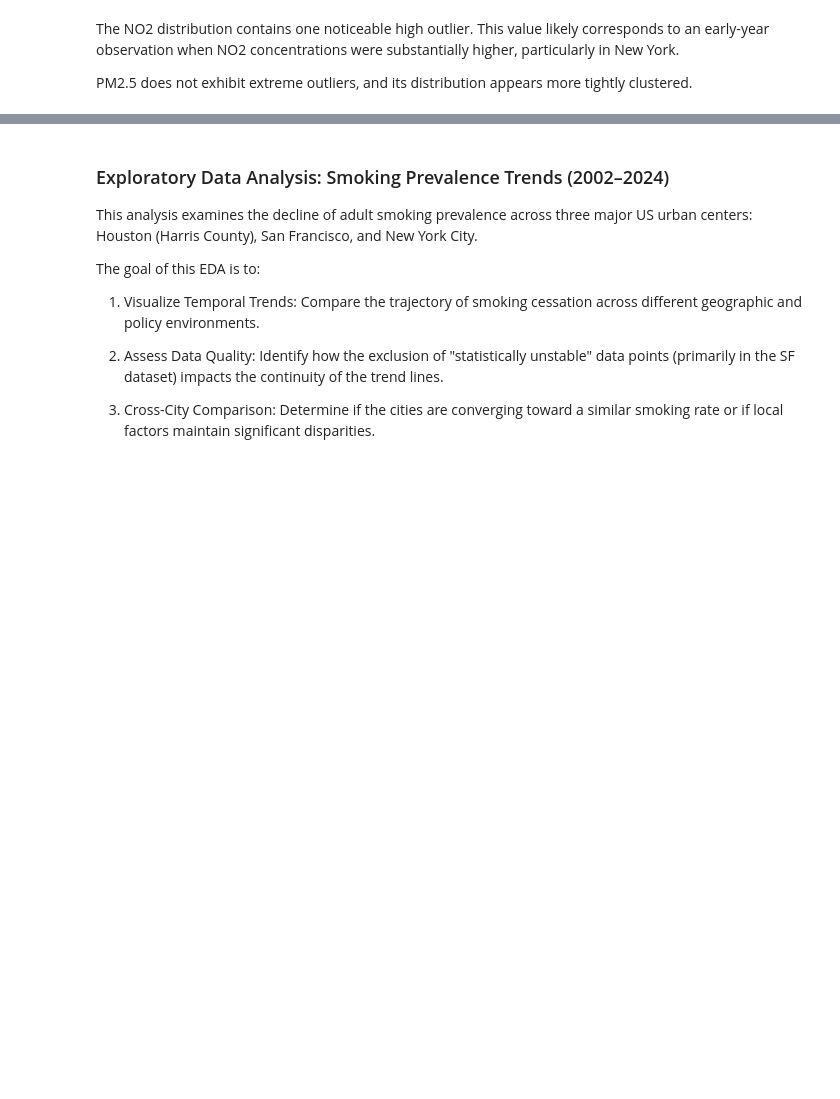
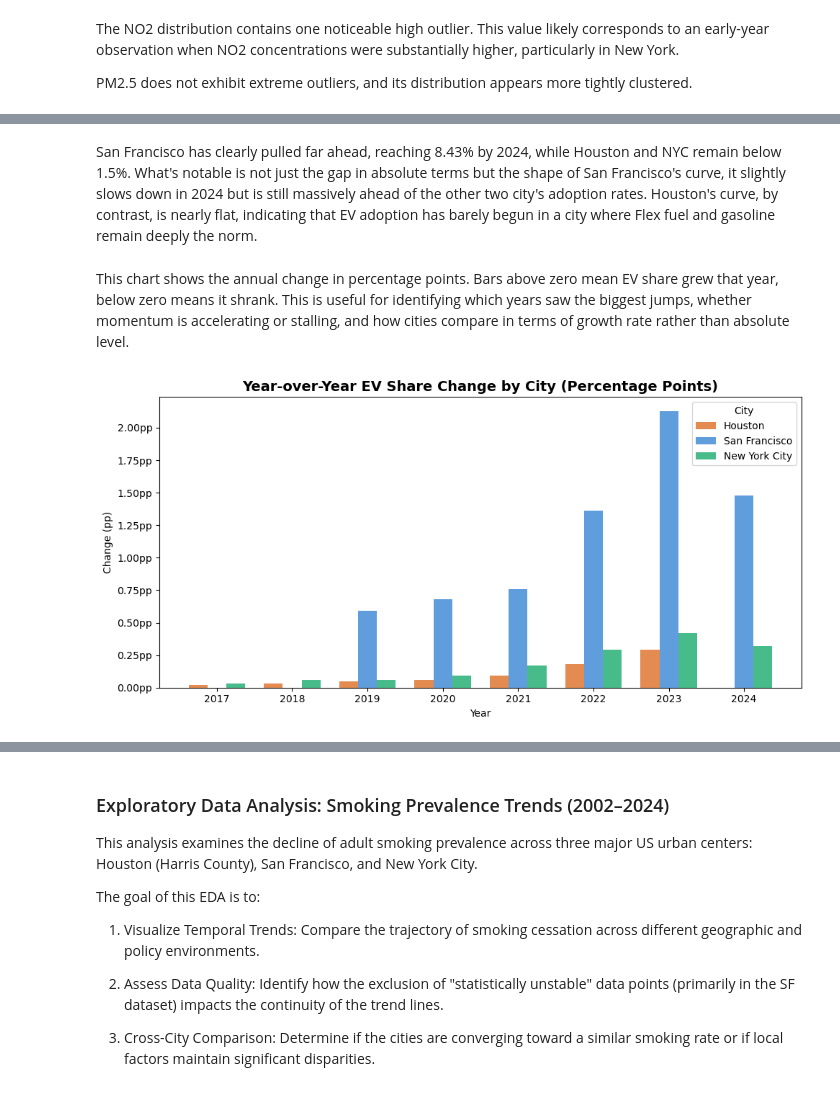
Before and after one commit to COGS108/Group026_WI26, a Jupyter notebook: 02-EDACheckpoint.ipynb, the cells around one changed output, grey strips where cells are left out. Cells and saved outputs as stored; diff of their text form; code cells hidden in the pictures; blank space fills up the shorter version.

```diff
--- a/02-EDACheckpoint.ipynb
+++ b/02-EDACheckpoint.ipynb
@@ -1360,0 +1437,30 @@ plt.show()
+# %% [markdown]
+San Francisco has clearly pulled far ahead, reaching 8.43% by 2024, while Houston and NYC remain below 1.5%. What's notable is not just the gap in absolute terms but the shape of San Francisco's curve, it slightly slows down in 2024 but is still massively ahead of the other two city's adoption rates. Houston's curve, by contrast, is nearly flat, indicating that EV adoption has barely begun in a city where Flex fuel and gasoline remain deeply the norm.
+# %% [markdown]
+This chart shows the annual change in percentage points. Bars above zero mean EV share grew that year, below zero means it shrank. This is useful for identifying which years saw the biggest jumps, whether momentum is accelerating or stalling, and how cities compare in terms of growth rate rather than absolute level.
+# %%
+fig, ax = plt.subplots(figsize=(10, 5))
+
+for city in cities:
+    d = ev[ev["city"] == city].sort_values("year").copy()
+    d["yoy_change"] = d["percentage"].diff()
+    d_plot = d.dropna(subset=["yoy_change"])
+    ax.bar(
+        d_plot["year"] + (cities.index(city) - 1) * 0.25,
+        d_plot["yoy_change"],
+        width=0.25,
+        label=city,
+        color=CITY_COLORS[city],
+        alpha=0.88,
+    )
+
+ax.axhline(0, color="grey", linewidth=0.8, linestyle="--")
+ax.set_title("Year-over-Year EV Share Change by City (Percentage Points)", fontsize=14, fontweight="bold")
+ax.set_xlabel("Year")
+ax.set_ylabel("Change (pp)")
+ax.yaxis.set_major_formatter(mticker.FuncFormatter(lambda x, _: f"{x:.2f}pp"))
+ax.legend(title="City")
+plt.tight_layout()
+plt.show()
+# %% [output]
+[figure, added]
```
Also changed, not shown: parts of 20 cells of this notebook.
